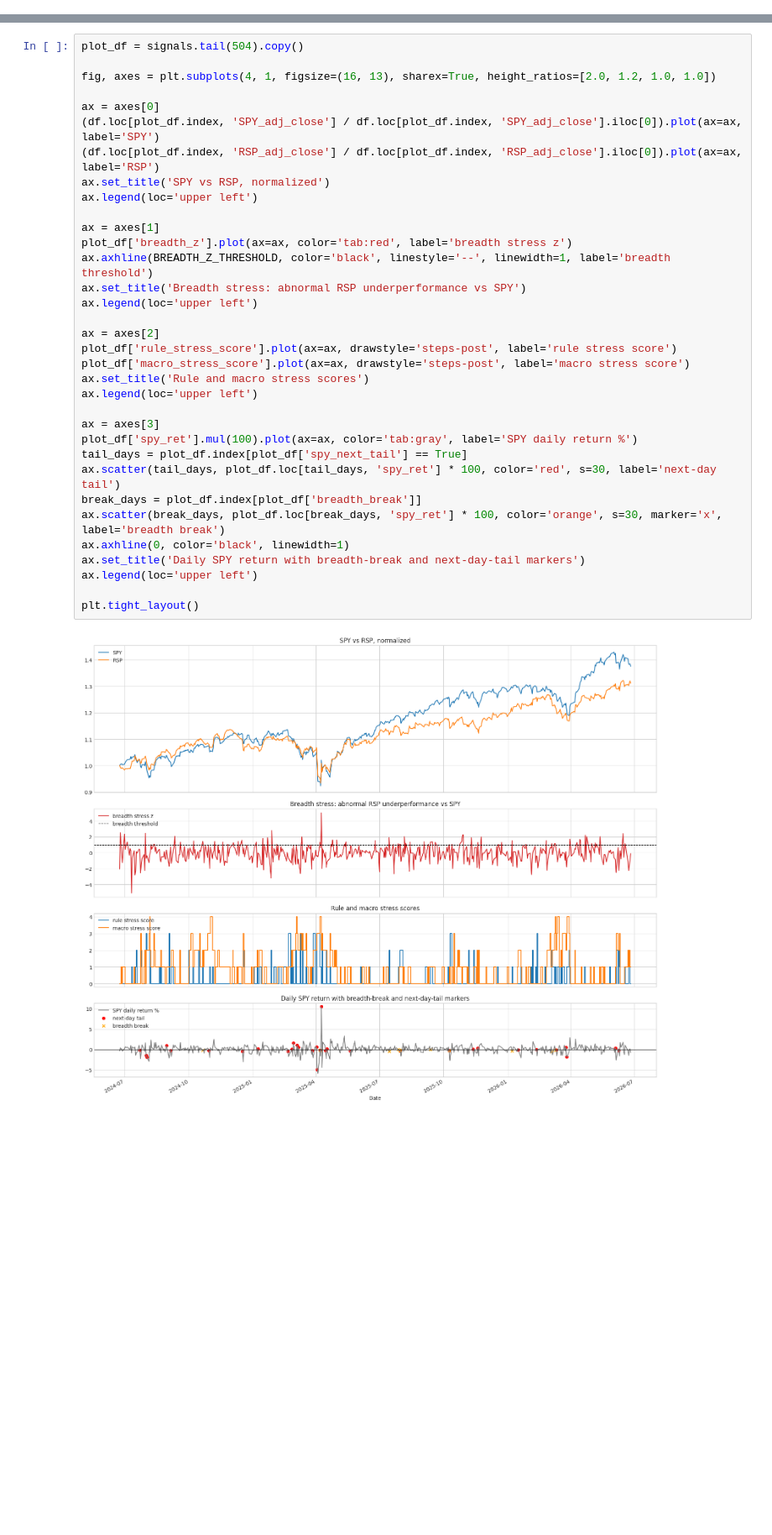
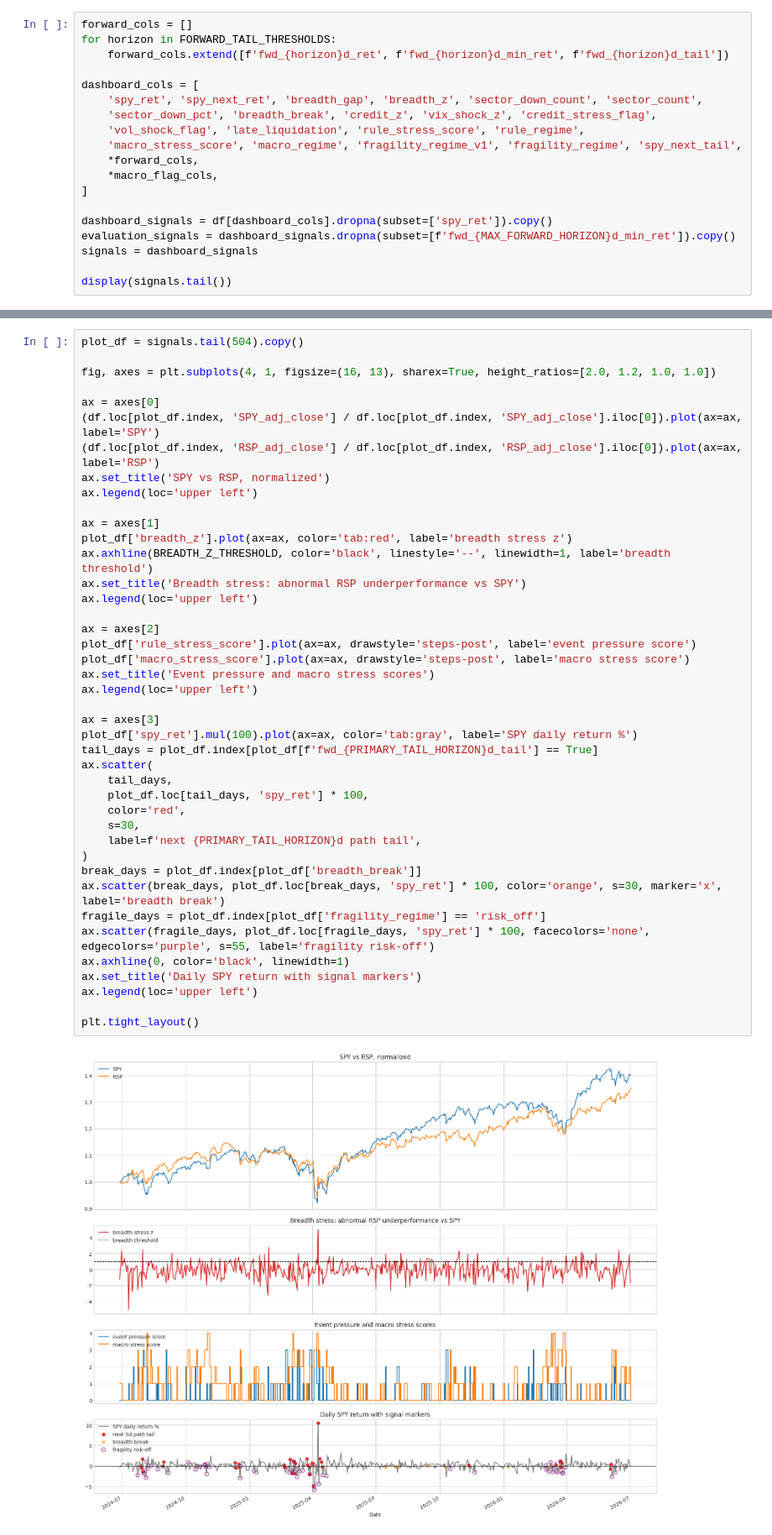
Before and after one commit to Rocketbull/TradingAgents, a Jupyter notebook: notebooks/spy_fragility_dashboard.ipynb, the cells around one changed output, grey strips where cells are left out. Shown at 84% size. Cells and saved outputs as stored; diff of their text form; blank space fills up the shorter version.

Commit message:
market regime switch

```diff
--- a/notebooks/spy_fragility_dashboard.ipynb
+++ b/notebooks/spy_fragility_dashboard.ipynb
@@ -183,0 +274,19 @@ signals.tail()
+# %%
+forward_cols = []
+for horizon in FORWARD_TAIL_THRESHOLDS:
+    forward_cols.extend([f'fwd_{horizon}d_ret', f'fwd_{horizon}d_min_ret', f'fwd_{horizon}d_tail'])
+
+dashboard_cols = [
+    'spy_ret', 'spy_next_ret', 'breadth_gap', 'breadth_z', 'sector_down_count', 'sector_count',
+    'sector_down_pct', 'breadth_break', 'credit_z', 'vix_shock_z', 'credit_stress_flag',
+    'vol_shock_flag', 'late_liquidation', 'rule_stress_score', 'rule_regime',
+    'macro_stress_score', 'macro_regime', 'fragility_regime_v1', 'fragility_regime', 'spy_next_tail',
+    *forward_cols,
+    *macro_flag_cols,
+]
+
+dashboard_signals = df[dashboard_cols].dropna(subset=['spy_ret']).copy()
+evaluation_signals = dashboard_signals.dropna(subset=[f'fwd_{MAX_FORWARD_HORIZON}d_min_ret']).copy()
+signals = dashboard_signals
+
+display(signals.tail())
@@ -256,36 +444,44 @@ display(
 # %%
 plot_df = signals.tail(504).copy()
 
 fig, axes = plt.subplots(4, 1, figsize=(16, 13), sharex=True, height_ratios=[2.0, 1.2, 1.0, 1.0])
 
 ax = axes[0]
 (df.loc[plot_df.index, 'SPY_adj_close'] / df.loc[plot_df.index, 'SPY_adj_close'].iloc[0]).plot(ax=ax, label='SPY')
 (df.loc[plot_df.index, 'RSP_adj_close'] / df.loc[plot_df.index, 'RSP_adj_close'].iloc[0]).plot(ax=ax, label='RSP')
 ax.set_title('SPY vs RSP, normalized')
 ax.legend(loc='upper left')
 
 ax = axes[1]
 plot_df['breadth_z'].plot(ax=ax, color='tab:red', label='breadth stress z')
 ax.axhline(BREADTH_Z_THRESHOLD, color='black', linestyle='--', linewidth=1, label='breadth threshold')
 ax.set_title('Breadth stress: abnormal RSP underperformance vs SPY')
 ax.legend(loc='upper left')
 
 ax = axes[2]
-plot_df['rule_stress_score'].plot(ax=ax, drawstyle='steps-post', label='rule stress score')
+plot_df['rule_stress_score'].plot(ax=ax, drawstyle='steps-post', label='event pressure score')
 plot_df['macro_stress_score'].plot(ax=ax, drawstyle='steps-post', label='macro stress score')
-ax.set_title('Rule and macro stress scores')
+ax.set_title('Event pressure and macro stress scores')
 ax.legend(loc='upper left')
 
 ax = axes[3]
 plot_df['spy_ret'].mul(100).plot(ax=ax, color='tab:gray', label='SPY daily return %')
-tail_days = plot_df.index[plot_df['spy_next_tail'] == True]
-ax.scatter(tail_days, plot_df.loc[tail_days, 'spy_ret'] * 100, color='red', s=30, label='next-day tail')
+tail_days = plot_df.index[plot_df[f'fwd_{PRIMARY_TAIL_HORIZON}d_tail'] == True]
+ax.scatter(
+    tail_days,
+    plot_df.loc[tail_days, 'spy_ret'] * 100,
+    color='red',
+    s=30,
+    label=f'next {PRIMARY_TAIL_HORIZON}d path tail',
+)
 break_days = plot_df.index[plot_df['breadth_break']]
 ax.scatter(break_days, plot_df.loc[break_days, 'spy_ret'] * 100, color='orange', s=30, marker='x', label='breadth break')
+fragile_days = plot_df.index[plot_df['fragility_regime'] == 'risk_off']
+ax.scatter(fragile_days, plot_df.loc[fragile_days, 'spy_ret'] * 100, facecolors='none', edgecolors='purple', s=55, label='fragility risk-off')
 ax.axhline(0, color='black', linewidth=1)
-ax.set_title('Daily SPY return with breadth-break and next-day-tail markers')
+ax.set_title('Daily SPY return with signal markers')
 ax.legend(loc='upper left')
 
 plt.tight_layout()
 # %% [output]
-[figure, old version]
+[figure, new version]
```
Also changed, not shown: parts of 27 cells of this notebook, 7 other files.
